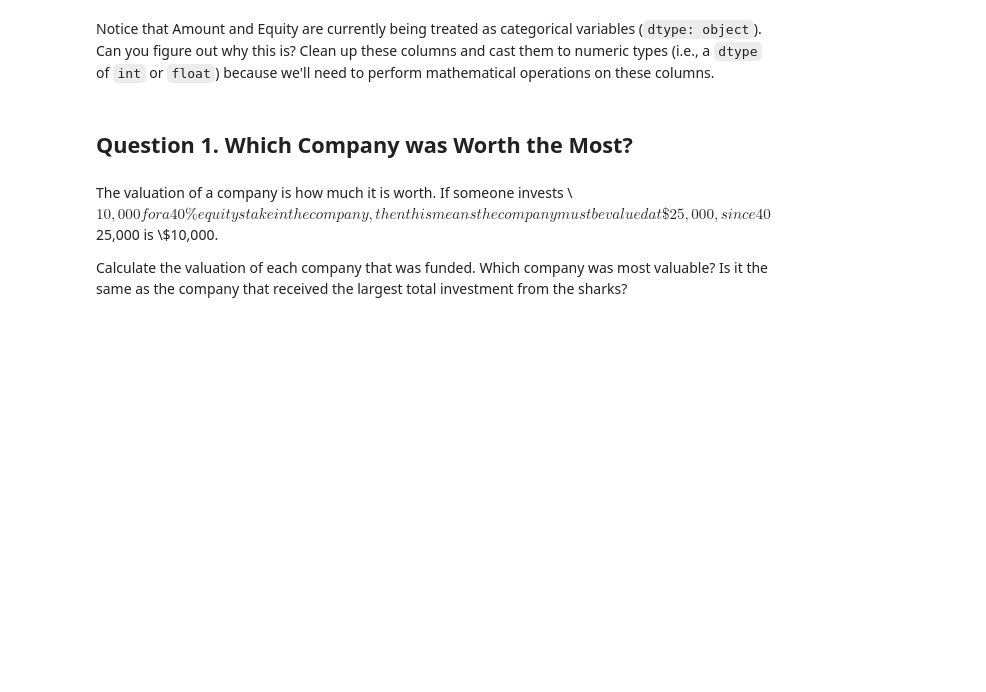
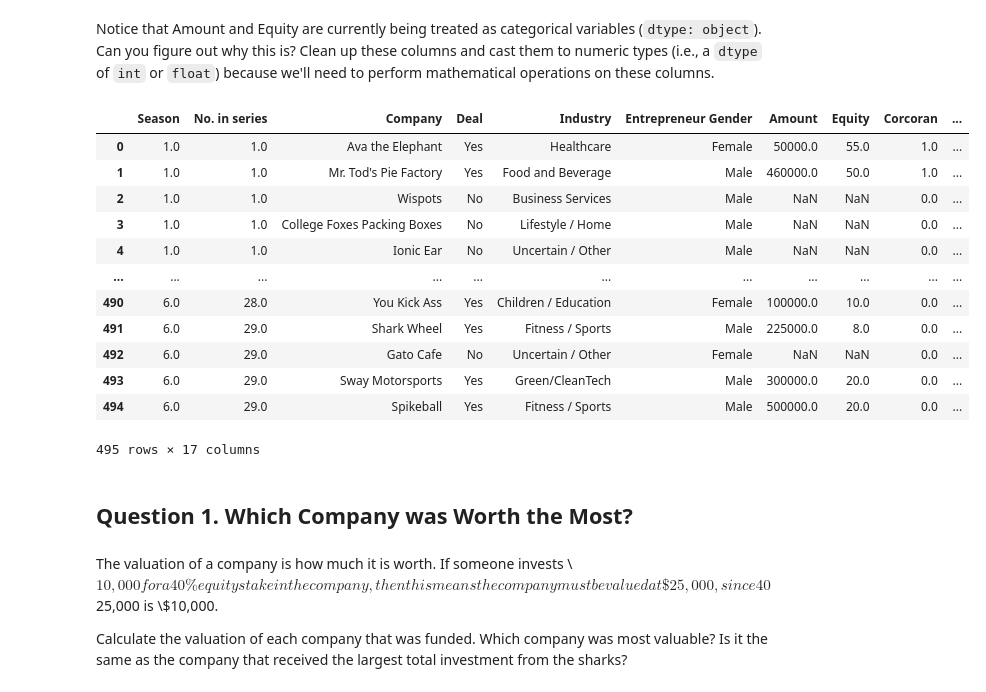
Before and after one commit to iliyanalibhai/CS105-Data-Analysis-Methods, a Jupyter notebook: Labs/Lab2/2A_Shark_Tank.ipynb, the cells around one changed output. Saved outputs shown, nothing was run; the diff lists cells and outputs as text; code cells hidden in the pictures; blank space fills up the shorter version.

```diff
--- a/Labs/Lab2/2A_Shark_Tank.ipynb
+++ b/Labs/Lab2/2A_Shark_Tank.ipynb
@@ -33,3 +57,25 @@ Notice that Amount and Equity are currently being treated as categorical variabl
+# %%
+df["Amount"] = df["Amount"].str[1:] # we want to take off the dollar sign
+df["Equity"] = df["Equity"].str[:-1] # take of percentage at end
+
+df["Amount"] = df["Amount"].str.replace(',', '').astype(float) # remove comma, change the type
+df["Equity"] = df["Equity"].astype(float) # change type
+
+df
+# %% [output]
+|  | Season | No. in series | Company | Deal | Industry | Entrepreneur Gender | Amount | Equity | Corcoran | ... |
+| 0 | 1.0 | 1.0 | Ava the Elephant | Yes | Healthcare | Female | 50000.0 | 55.0 | 1.0 | ... |
+| 1 | 1.0 | 1.0 | Mr. Tod's Pie Factory | Yes | Food and Beverage | Male | 460000.0 | 50.0 | 1.0 | ... |
+| 2 | 1.0 | 1.0 | Wispots | No | Business Services | Male | NaN | NaN | 0.0 | ... |
+| 3 | 1.0 | 1.0 | College Foxes Packing Boxes | No | Lifestyle / Home | Male | NaN | NaN | 0.0 | ... |
+| 4 | 1.0 | 1.0 | Ionic Ear | No | Uncertain / Other | Male | NaN | NaN | 0.0 | ... |
+| ... | ... | ... | ... | ... | ... | ... | ... | ... | ... | ... |
+| 490 | 6.0 | 28.0 | You Kick Ass | Yes | Children / Education | Female | 100000.0 | 10.0 | 0.0 | ... |
+| 491 | 6.0 | 29.0 | Shark Wheel | Yes | Fitness / Sports | Male | 225000.0 | 8.0 | 0.0 | ... |
+| 492 | 6.0 | 29.0 | Gato Cafe | No | Uncertain / Other | Female | NaN | NaN | 0.0 | ... |
+| 493 | 6.0 | 29.0 | Sway Motorsports | Yes | Green/CleanTech | Male | 300000.0 | 20.0 | 0.0 | ... |
+| 494 | 6.0 | 29.0 | Spikeball | Yes | Fitness / Sports | Male | 500000.0 | 20.0 | 0.0 | ... |
+495 rows × 17 columns
 # %% [markdown]
 ## Question 1. Which Company was Worth the Most?
 # %% [markdown]
```
Also changed, not shown: parts of 17 cells of this notebook, 1 other file.
